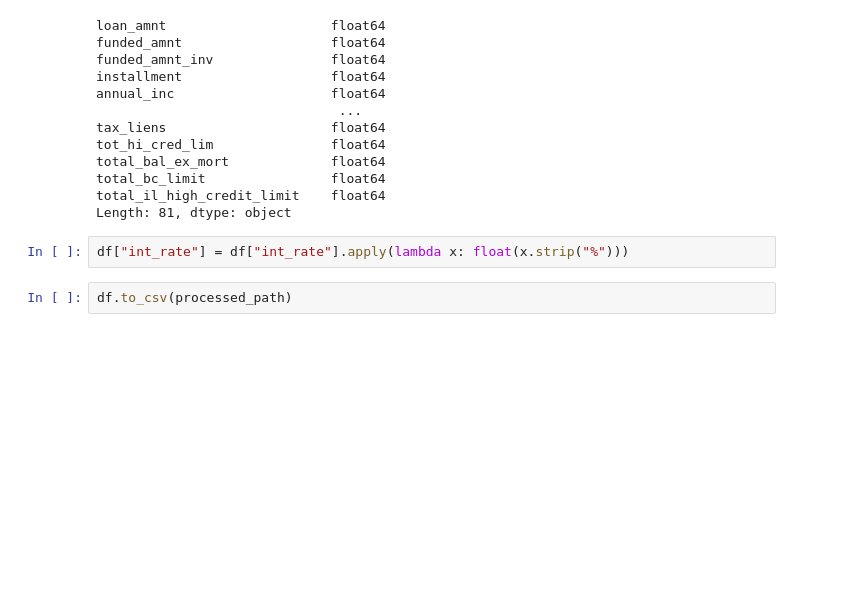
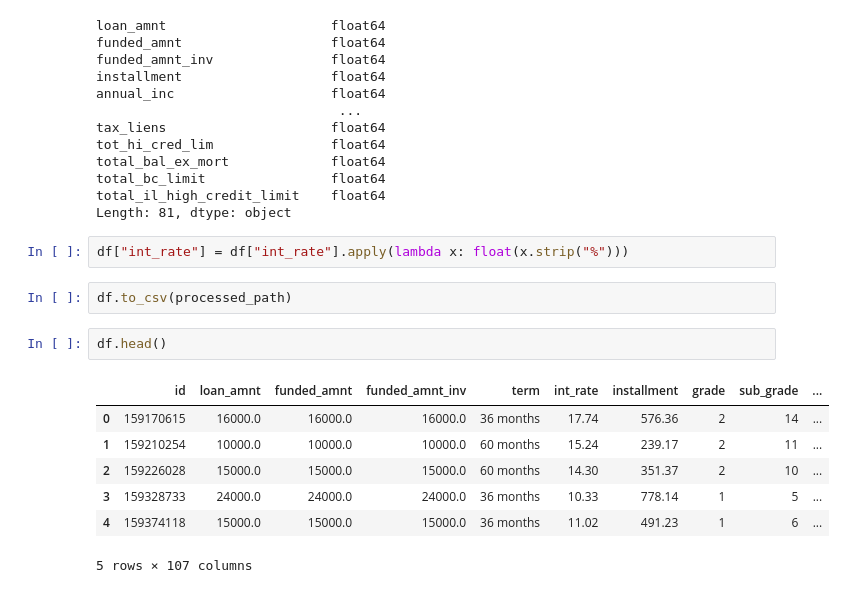
Before and after one commit to samsonq/Macroeconomic-Default-Analysis, a Jupyter notebook: notebooks/Preprocessing.ipynb, the cells around one changed output. Drawn from its saved outputs; the diff is of its cells as text; blank space fills up the shorter version.

```diff
--- a/notebooks/Preprocessing.ipynb
+++ b/notebooks/Preprocessing.ipynb
@@ -183,3 +190,13 @@ Length: 81, dtype: object
 df["int_rate"] = df["int_rate"].apply(lambda x: float(x.strip("%")))
 # %%
 df.to_csv(processed_path)
+# %%
+df.head()
+# %% [output]
+|  | id | loan_amnt | funded_amnt | funded_amnt_inv | term | int_rate | installment | grade | sub_grade | ... |
+| 0 | 159170615 | 16000.0 | 16000.0 | 16000.0 | 36 months | 17.74 | 576.36 | 2 | 14 | ... |
+| 1 | 159210254 | 10000.0 | 10000.0 | 10000.0 | 60 months | 15.24 | 239.17 | 2 | 11 | ... |
+| 2 | 159226028 | 15000.0 | 15000.0 | 15000.0 | 60 months | 14.30 | 351.37 | 2 | 10 | ... |
+| 3 | 159328733 | 24000.0 | 24000.0 | 24000.0 | 36 months | 10.33 | 778.14 | 1 | 5 | ... |
+| 4 | 159374118 | 15000.0 | 15000.0 | 15000.0 | 36 months | 11.02 | 491.23 | 1 | 6 | ... |
+5 rows × 107 columns
```
Also changed, not shown: parts of 1 cell of this notebook, 4 other files.
